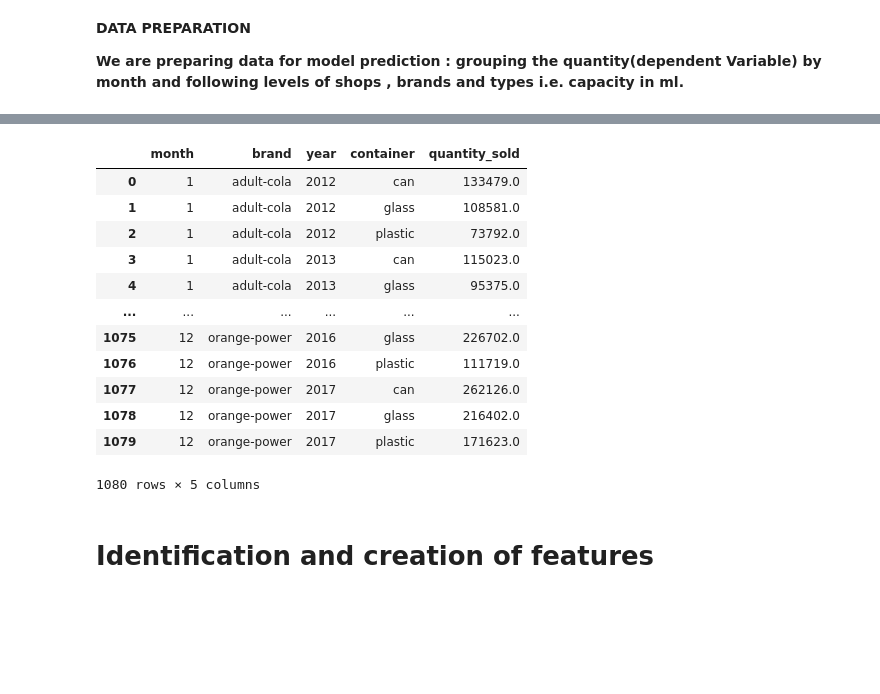
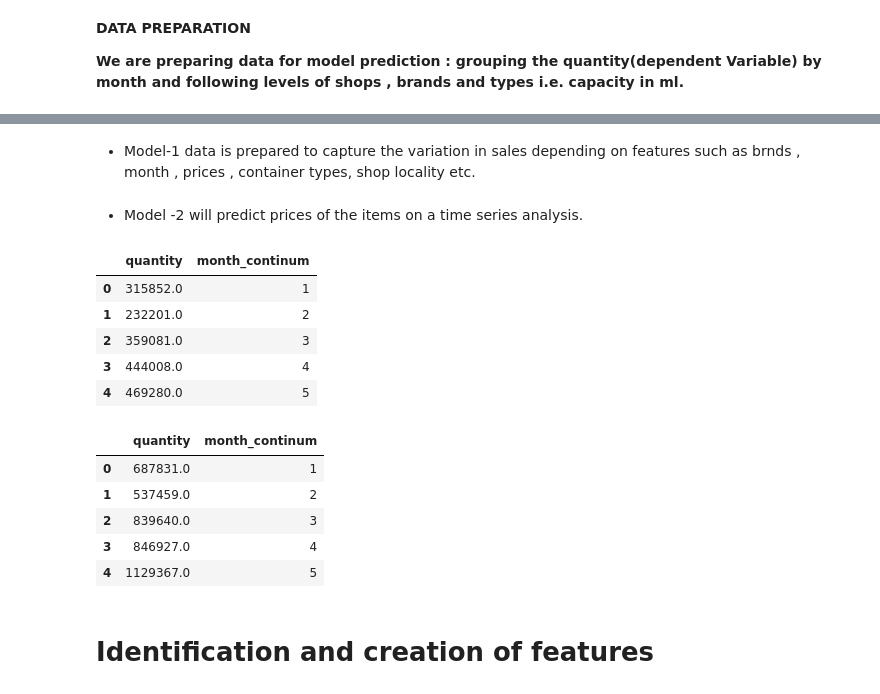
Before and after one commit to gaurang0705/Capstone-project---Demand-prediction, a Jupyter notebook: Capstone_Demand_prediction_EDA_step2.ipynb, the cells around one changed output, grey strips where cells are left out. Saved outputs shown, nothing was run; the diff lists cells and outputs as text; code cells hidden in the pictures; blank space fills up the shorter version.

```diff
--- a/Capstone_Demand_prediction_EDA_step2.ipynb
+++ b/Capstone_Demand_prediction_EDA_step2.ipynb
@@ -435,20 +441,41 @@ model1.reset_index()
+# %% [markdown]
+* Model-1 data is prepared to capture the variation in sales depending on features such as brnds , month , prices , container types, shop locality etc.
 # %%
 model2 = pd.DataFrame({'quantity_sold': df.groupby(['month','brand','year', 'container'])['quantity'].sum()})
-model2.reset_index()
+model2.reset_index(inplace = True)
-# %% [output]
-|  | month | brand | year | container | quantity_sold |
-| 0 | 1 | adult-cola | 2012 | can | 133479.0 |
-| 1 | 1 | adult-cola | 2012 | glass | 108581.0 |
-| 2 | 1 | adult-cola | 2012 | plastic | 73792.0 |
-| 3 | 1 | adult-cola | 2013 | can | 115023.0 |
-| 4 | 1 | adult-cola | 2013 | glass | 95375.0 |
-| ... | ... | ... | ... | ... | ... |
-| 1075 | 12 | orange-power | 2016 | glass | 226702.0 |
-| 1076 | 12 | orange-power | 2016 | plastic | 111719.0 |
-| 1077 | 12 | orange-power | 2017 | can | 262126.0 |
-| 1078 | 12 | orange-power | 2017 | glass | 216402.0 |
-| 1079 | 12 | orange-power | 2017 | plastic | 171623.0 |
-1080 rows × 5 columns
+# %% [markdown]
+* Model -2 will predict prices of the items on a time series analysis.
+# %%
+df2 = pd.DataFrame({'quantity': model2.groupby(['brand','year' ,'month'])['quantity_sold'].sum()})
+# %%
+df2.reset_index(inplace = True)
+# %%
+model2_adult_cola = df2[df2['brand'] == 'adult-cola']
+model2_adult_cola = model2_adult_cola.sort_values(['year' , 'month'])
+model2_adult_cola['month_continum'] = np.arange(1 ,len(model2_adult_cola)+1)
+model2_adult_cola = model2_adult_cola.drop(columns = ['brand' , 'year' , 'month'])
+model2_adult_cola.head()
+# %% [output]
+|  | quantity | month_continum |
+| 0 | 315852.0 | 1 |
+| 1 | 232201.0 | 2 |
+| 2 | 359081.0 | 3 |
+| 3 | 444008.0 | 4 |
+| 4 | 469280.0 | 5 |
+# %%
+model2_gazoza = df2[df2['brand'] == 'gazoza']
+model2_gazoza.reset_index(inplace = True)
+model2_gazoza = model2_gazoza.sort_values(['year' , 'month'])
+model2_gazoza['month_continum'] = np.arange(1 ,len(model2_adult_cola)+1)
+model2_gazoza = model2_gazoza.drop(columns = ['brand' , 'year' , 'month', 'index'])
+model2_gazoza.head()
+# %% [output]
+|  | quantity | month_continum |
+| 0 | 687831.0 | 1 |
+| 1 | 537459.0 | 2 |
+| 2 | 839640.0 | 3 |
+| 3 | 846927.0 | 4 |
+| 4 | 1129367.0 | 5 |
 # %% [markdown]
 # Identification and creation of features
 # %% [markdown]
```
Also changed, not shown: parts of 11 cells of this notebook.
